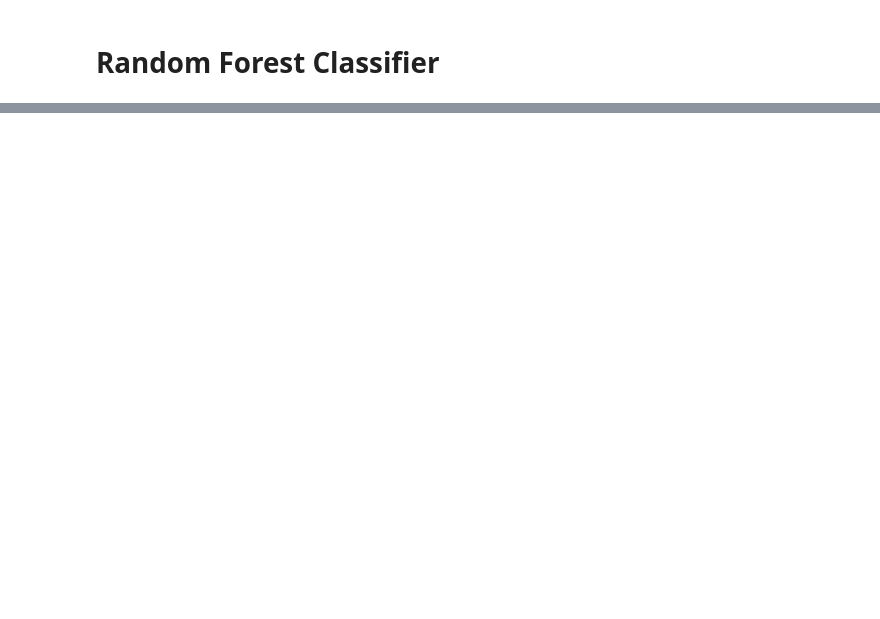
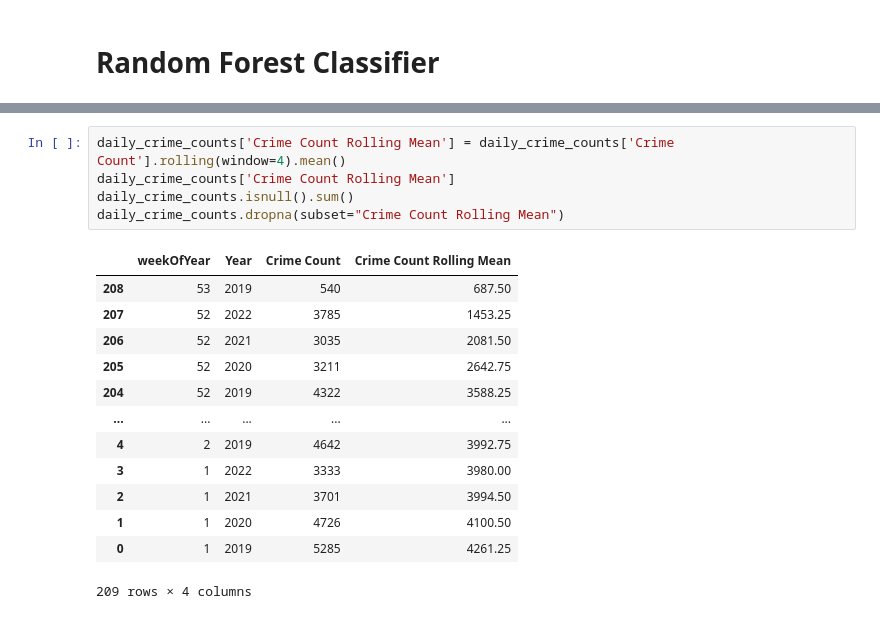
Before and after one commit to kfukutom/urban-informatics, a Jupyter notebook: src/crime_analysis.ipynb, the cells around one changed output, grey strips where cells are left out. Drawn from its saved outputs; the diff is of its cells as text; blank space fills up the shorter version.

```diff
--- a/src/crime_analysis.ipynb
+++ b/src/crime_analysis.ipynb
@@ -357,0 +514,19 @@ Accuracy: 47.187940761636106
+# %%
+daily_crime_counts['Crime Count Rolling Mean'] = daily_crime_counts['Crime Count'].rolling(window=4).mean()
+daily_crime_counts['Crime Count Rolling Mean']
+daily_crime_counts.isnull().sum()
+daily_crime_counts.dropna(subset="Crime Count Rolling Mean")
+# %% [output]
+|  | weekOfYear | Year | Crime Count | Crime Count Rolling Mean |
+| 208 | 53 | 2019 | 540 | 687.50 |
+| 207 | 52 | 2022 | 3785 | 1453.25 |
+| 206 | 52 | 2021 | 3035 | 2081.50 |
+| 205 | 52 | 2020 | 3211 | 2642.75 |
+| 204 | 52 | 2019 | 4322 | 3588.25 |
+| ... | ... | ... | ... | ... |
+| 4 | 2 | 2019 | 4642 | 3992.75 |
+| 3 | 1 | 2022 | 3333 | 3980.00 |
+| 2 | 1 | 2021 | 3701 | 3994.50 |
+| 1 | 1 | 2020 | 4726 | 4100.50 |
+| 0 | 1 | 2019 | 5285 | 4261.25 |
+209 rows × 4 columns
```
Also changed, not shown: parts of 19 cells of this notebook.
